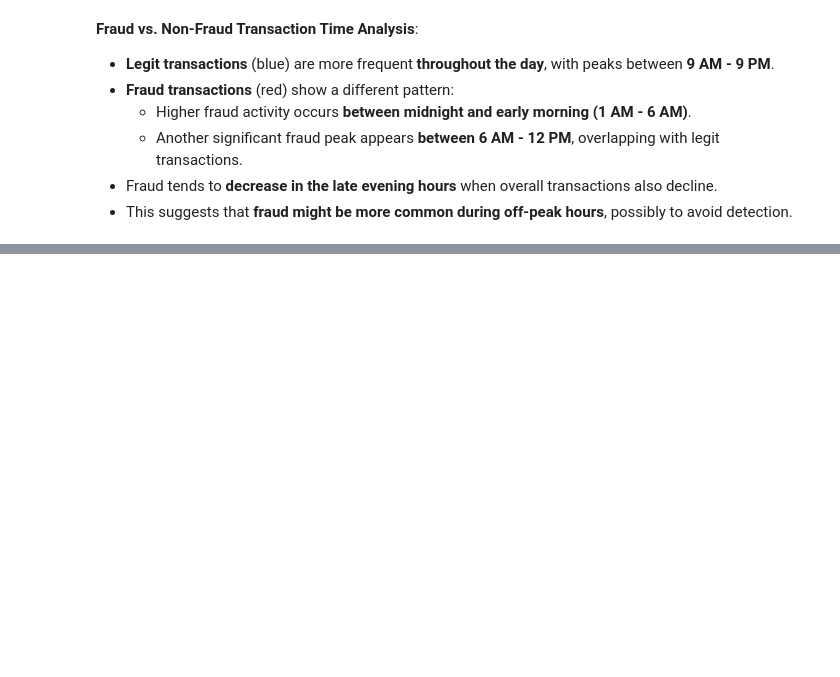
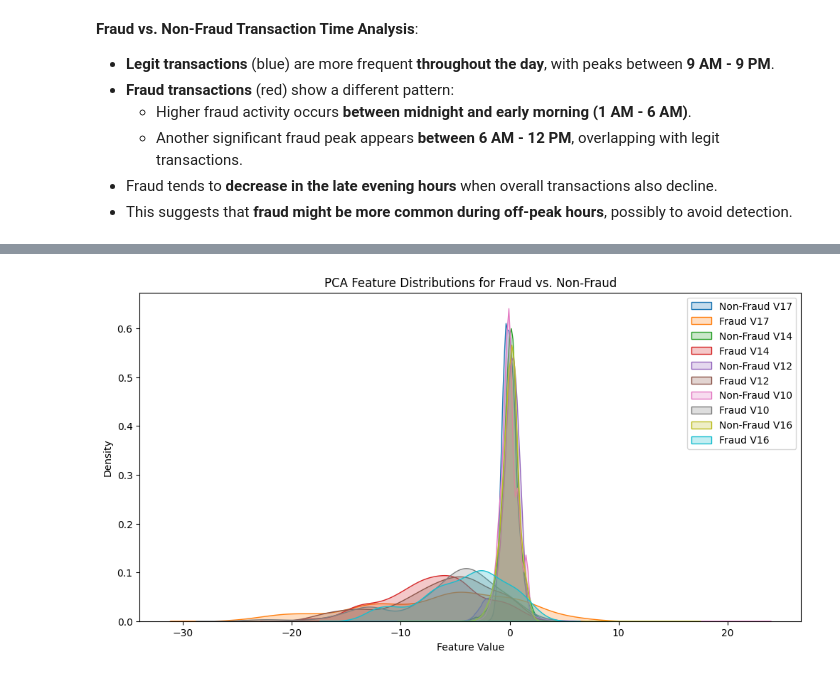
Before and after one commit to otuemre/FraudDetectAI, a Jupyter notebook: src/notebooks/01_EDA.ipynb, the cells around one changed output, grey strips where cells are left out. Drawn from its saved outputs; the diff is of its cells as text; code cells hidden in the pictures; blank space fills up the shorter version.

```diff
--- a/src/notebooks/01_EDA.ipynb
+++ b/src/notebooks/01_EDA.ipynb
@@ -267,0 +298,23 @@ plt.show()
+# %%
+# Select a few PCA features to visualize
+pca_features = ['V17', 'V14', 'V12', 'V10', 'V16']
+
+# Plot distributions for fraud vs. non-fraud
+plt.figure(figsize=(12,6))
+
+for col in pca_features:
+    sns.kdeplot(df[df["Class"] == 0][col], label=f"Non-Fraud {col}", fill=True)
+    sns.kdeplot(df[df["Class"] == 1][col], label=f"Fraud {col}", fill=True)
+
+plt.title("PCA Feature Distributions for Fraud vs. Non-Fraud")
+plt.xlabel("Feature Value")
+plt.ylabel("Density")
+plt.legend()
+
+# Save the plot
+plt.savefig("../images/pca_feature_distribution_for_class.png")
+
+# Show the plot
+plt.show()
+# %% [output]
+[figure, added]
```
Also changed, not shown: parts of 7 cells of this notebook, 4 other files.
